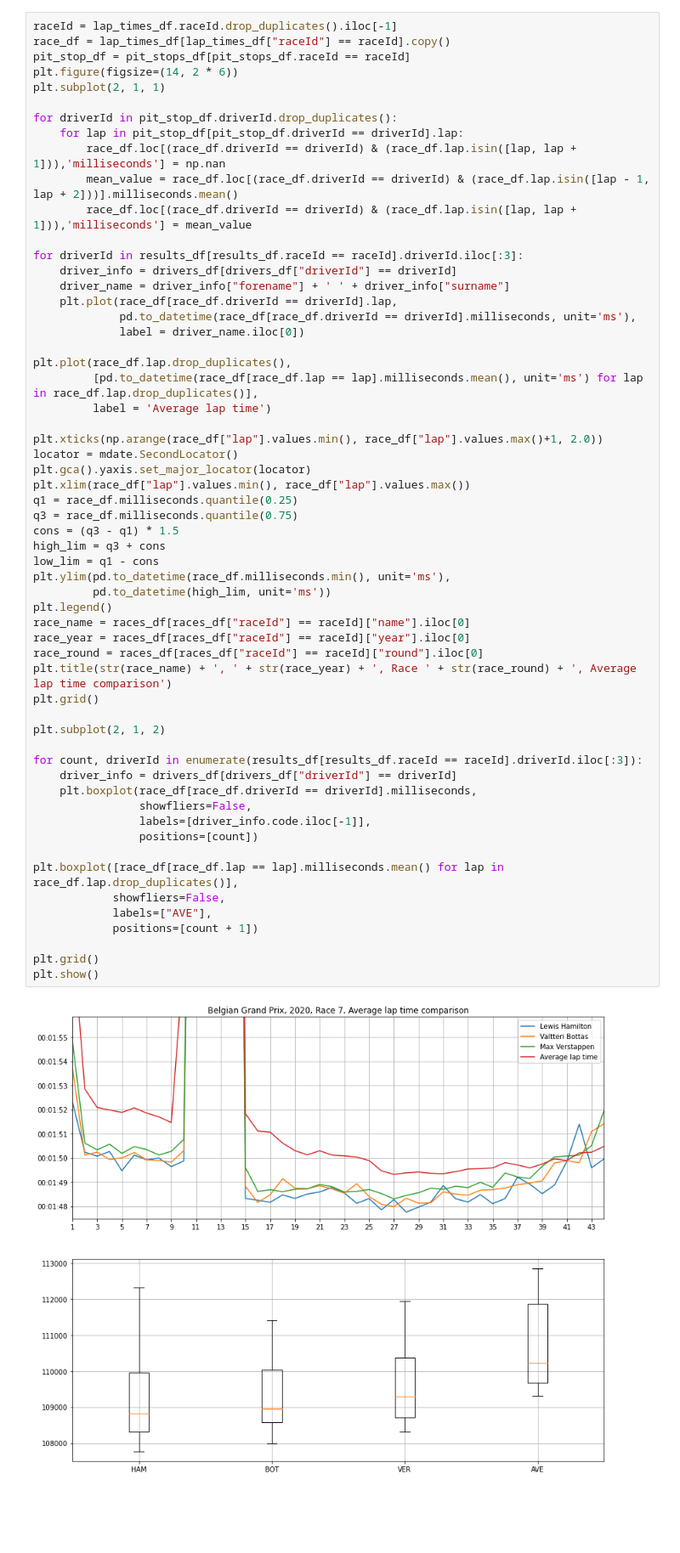
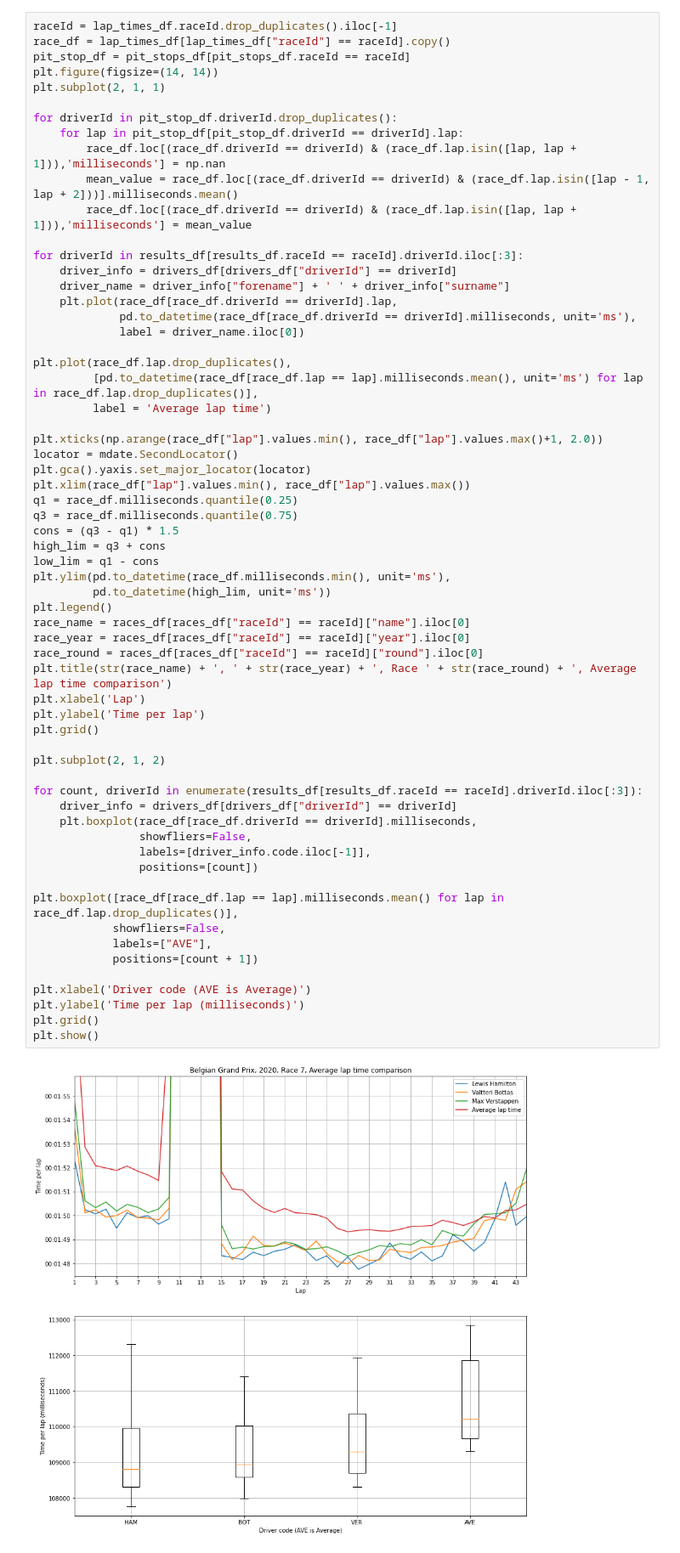
Before and after one commit to cnkndmr/formula1-data-analysis, a Jupyter notebook: src/04-compare_by_average.ipynb, the cells around one changed output. Shown: that part at 85% size. Saved outputs shown, nothing was run; the diff lists cells and outputs as text; blank space fills up the shorter version.

```diff
--- a/src/04-compare_by_average.ipynb
+++ b/src/04-compare_by_average.ipynb
@@ -19,7 +19,7 @@ races_df = pd.read_csv(zf.open('races.csv'))
 raceId = lap_times_df.raceId.drop_duplicates().iloc[-1]
 race_df = lap_times_df[lap_times_df["raceId"] == raceId].copy()
 pit_stop_df = pit_stops_df[pit_stops_df.raceId == raceId]
-plt.figure(figsize=(14, 2 * 6))
+plt.figure(figsize=(14, 14))
 plt.subplot(2, 1, 1)
 
 for driverId in pit_stop_df.driverId.drop_duplicates():
@@ -47,31 +47,35 @@ q1 = race_df.milliseconds.quantile(0.25)
 q3 = race_df.milliseconds.quantile(0.75)
 cons = (q3 - q1) * 1.5
 high_lim = q3 + cons
 low_lim = q1 - cons
 plt.ylim(pd.to_datetime(race_df.milliseconds.min(), unit='ms'),
          pd.to_datetime(high_lim, unit='ms'))
 plt.legend()
 race_name = races_df[races_df["raceId"] == raceId]["name"].iloc[0]
 race_year = races_df[races_df["raceId"] == raceId]["year"].iloc[0]
 race_round = races_df[races_df["raceId"] == raceId]["round"].iloc[0]
 plt.title(str(race_name) + ', ' + str(race_year) + ', Race ' + str(race_round) + ', Average lap time comparison')
+plt.xlabel('Lap')
+plt.ylabel('Time per lap')
 plt.grid()
 
 plt.subplot(2, 1, 2)
 
 for count, driverId in enumerate(results_df[results_df.raceId == raceId].driverId.iloc[:3]):
     driver_info = drivers_df[drivers_df["driverId"] == driverId]
     plt.boxplot(race_df[race_df.driverId == driverId].milliseconds,
                 showfliers=False,
                 labels=[driver_info.code.iloc[-1]],
                 positions=[count])
 
 plt.boxplot([race_df[race_df.lap == lap].milliseconds.mean() for lap in race_df.lap.drop_duplicates()],
             showfliers=False,
             labels=["AVE"],
             positions=[count + 1])
 
+plt.xlabel('Driver code (AVE is Average)')
+plt.ylabel('Time per lap (milliseconds)')
 plt.grid()
 plt.show()
 # %% [output]
-[figure, old version]
+[figure, new version]
```
